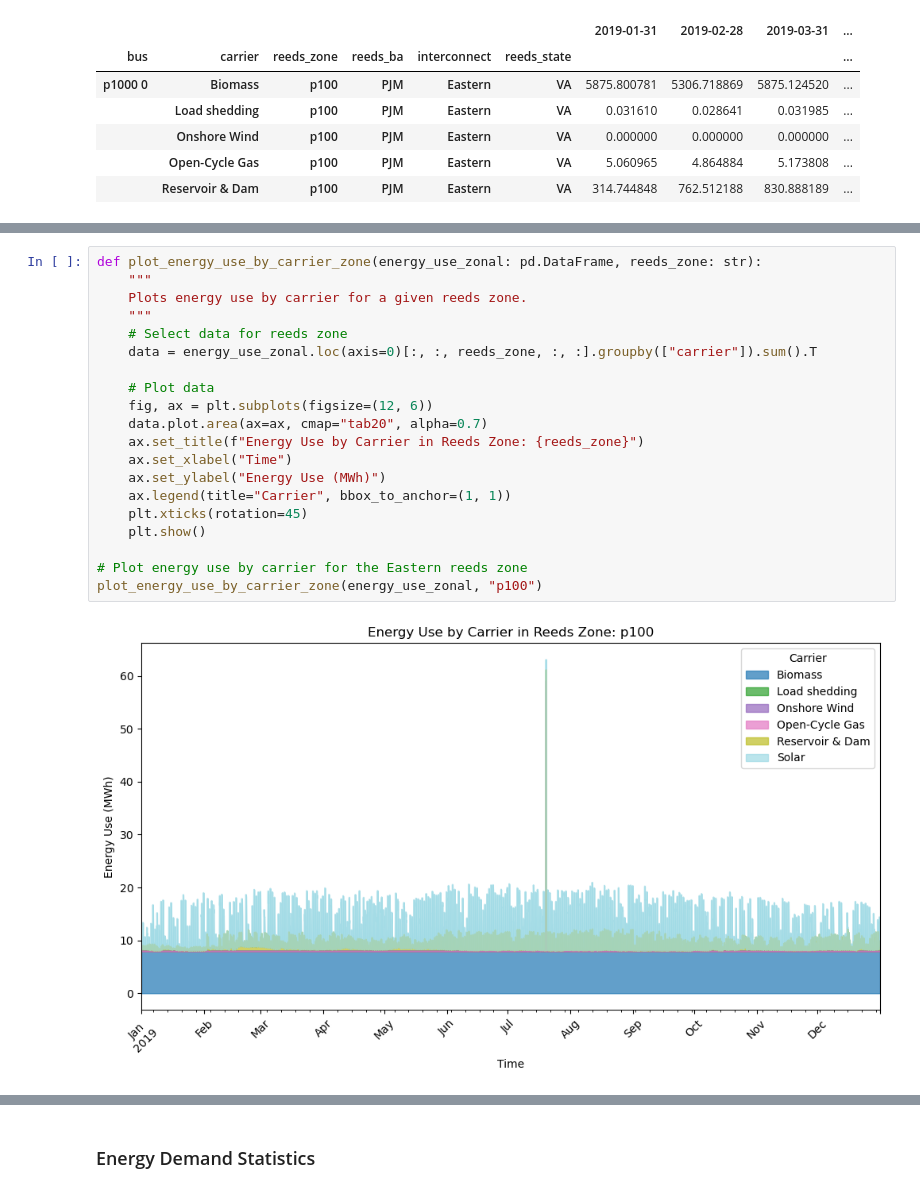
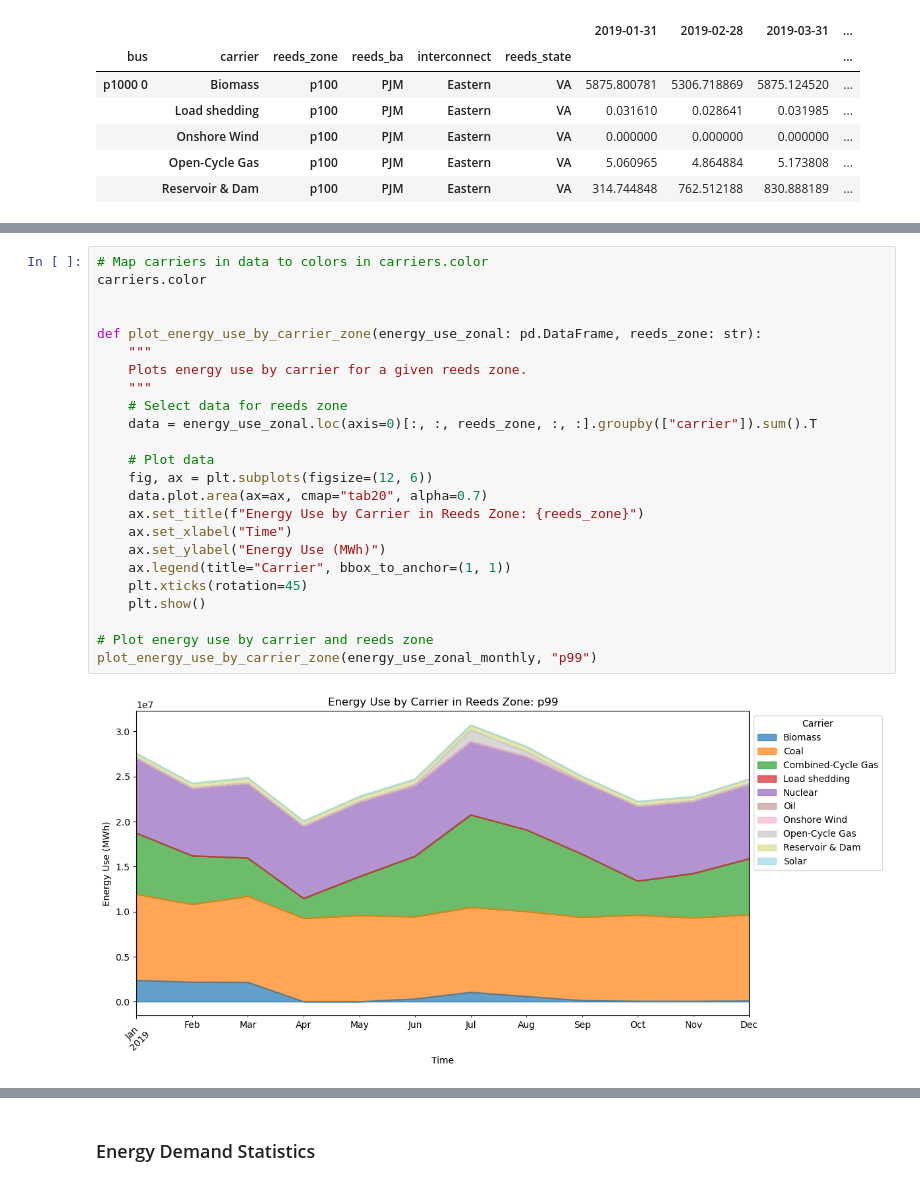
Before and after one commit to af3913/pypsa-usa, a Jupyter notebook: workflow/pypsa-usa_technical_appendix.ipynb, the cells around one changed output, grey strips where cells are left out. Saved outputs shown, nothing was run; the diff lists cells and outputs as text.

```diff
--- a/workflow/pypsa-usa_technical_appendix.ipynb
+++ b/workflow/pypsa-usa_technical_appendix.ipynb
@@ -321,25 +299,29 @@ plot_energy_use_by_carrier(energy_use_zonal_monthly, "Eastern")
 # %%
+# Map carriers in data to colors in carriers.color
+carriers.color
+
+
 def plot_energy_use_by_carrier_zone(energy_use_zonal: pd.DataFrame, reeds_zone: str):
     """
     Plots energy use by carrier for a given reeds zone.
     """
     # Select data for reeds zone
     data = energy_use_zonal.loc(axis=0)[:, :, reeds_zone, :, :].groupby(["carrier"]).sum().T
 
     # Plot data
     fig, ax = plt.subplots(figsize=(12, 6))
     data.plot.area(ax=ax, cmap="tab20", alpha=0.7)
     ax.set_title(f"Energy Use by Carrier in Reeds Zone: {reeds_zone}")
     ax.set_xlabel("Time")
     ax.set_ylabel("Energy Use (MWh)")
     ax.legend(title="Carrier", bbox_to_anchor=(1, 1))
     plt.xticks(rotation=45)
     plt.show()
 
-# Plot energy use by carrier for the Eastern reeds zone
-plot_energy_use_by_carrier_zone(energy_use_zonal, "p100")
+# Plot energy use by carrier and reeds zone
+plot_energy_use_by_carrier_zone(energy_use_zonal_monthly, "p99")
 # %% [output]
-[figure, old version]
+[figure, new version]
 # %%
 # Get energy timeseries production
 from summary import get_energy_timeseries
```
Also changed, not shown: parts of 15 cells of this notebook, 1 other file.
